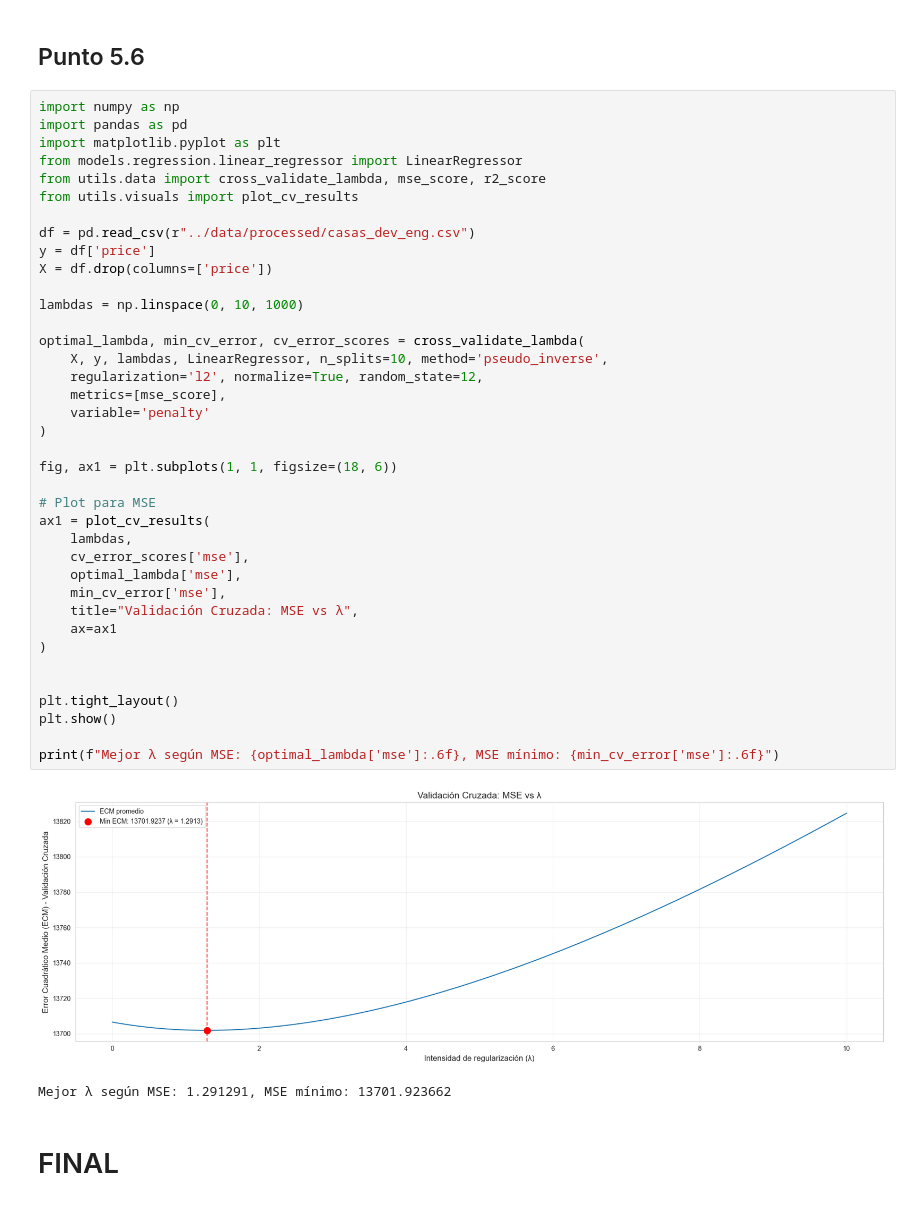
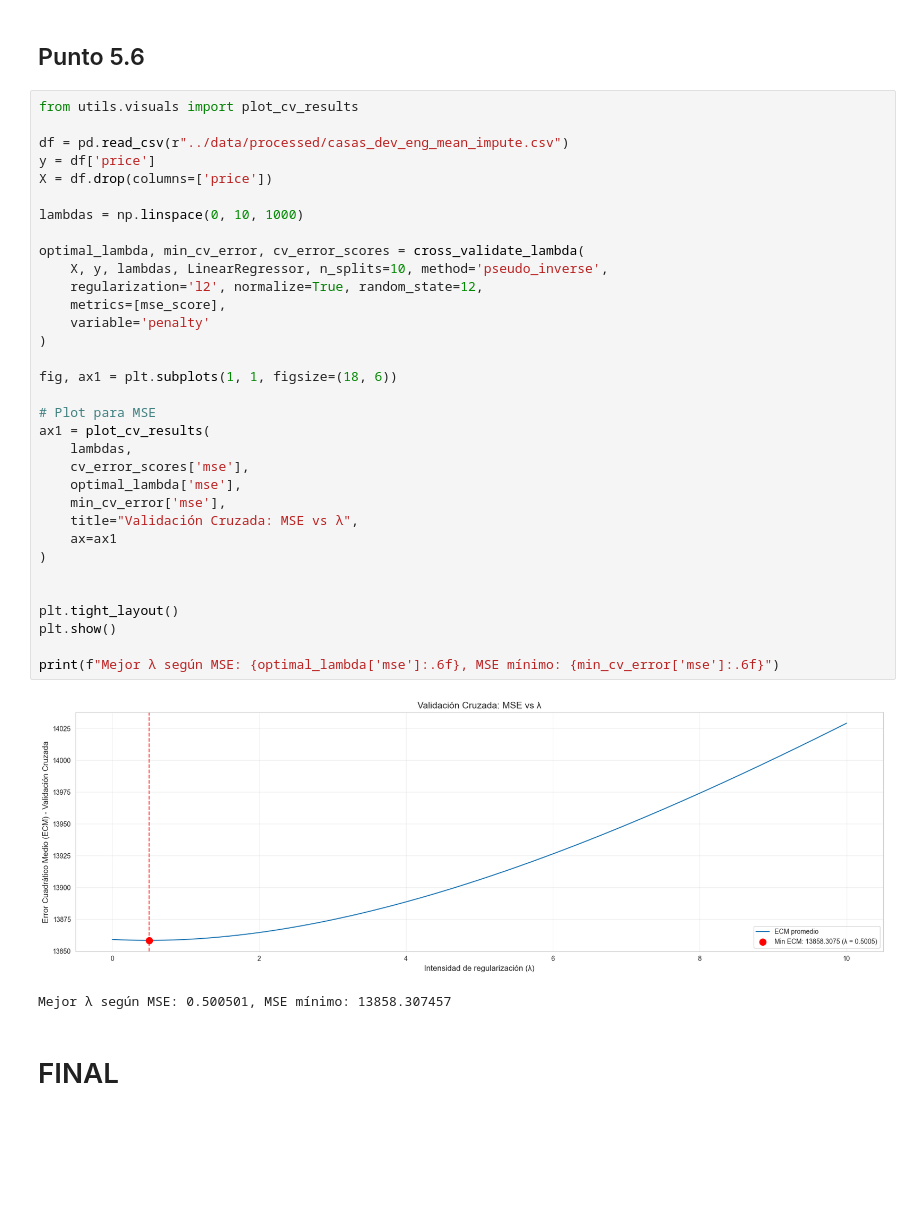
Before and after one commit to frizynn/tp1-machine-learning, a Jupyter notebook: src/Entrega_Tp1.ipynb, the cells around one changed output. Cells and saved outputs as stored; diff of their text form; blank space fills up the shorter version.

```diff
--- a/src/Entrega_Tp1.ipynb
+++ b/src/Entrega_Tp1.ipynb
@@ -1103,46 +1111,41 @@ print(min_lambda_ridge_logspace)
 # %% [markdown]
 ## Punto 5.6
 # %%
-import numpy as np
-import pandas as pd
-import matplotlib.pyplot as plt
-from models.regression.linear_regressor import LinearRegressor
-from utils.data import cross_validate_lambda, mse_score, r2_score
 from utils.visuals import plot_cv_results
 
-df = pd.read_csv(r"../data/processed/casas_dev_eng.csv")
+df = pd.read_csv(r"../data/processed/casas_dev_eng_mean_impute.csv")
 y = df['price']
 X = df.drop(columns=['price'])
 
 lambdas = np.linspace(0, 10, 1000)
 
 optimal_lambda, min_cv_error, cv_error_scores = cross_validate_lambda(
     X, y, lambdas, LinearRegressor, n_splits=10, method='pseudo_inverse',
     regularization='l2', normalize=True, random_state=12,
     metrics=[mse_score],
     variable='penalty'
 )
 
 fig, ax1 = plt.subplots(1, 1, figsize=(18, 6))
 
 # Plot para MSE
 ax1 = plot_cv_results(
     lambdas,
     cv_error_scores['mse'],
     optimal_lambda['mse'],
     min_cv_error['mse'],
     title="Validación Cruzada: MSE vs λ",
     ax=ax1
 )
 
 
 plt.tight_layout()
 plt.show()
 
 print(f"Mejor λ según MSE: {optimal_lambda['mse']:.6f}, MSE mínimo: {min_cv_error['mse']:.6f}")
 # %% [output]
-[figure, old version]
+[figure, new version]
-Mejor λ según MSE: 1.291291, MSE mínimo: 13701.923662
+Mejor λ según MSE: 0.500501, MSE mínimo: 13858.307457
 # %% [markdown]
 # FINAL
 # %%
```
Also changed, not shown: parts of 51 cells of this notebook, 7 other files.
